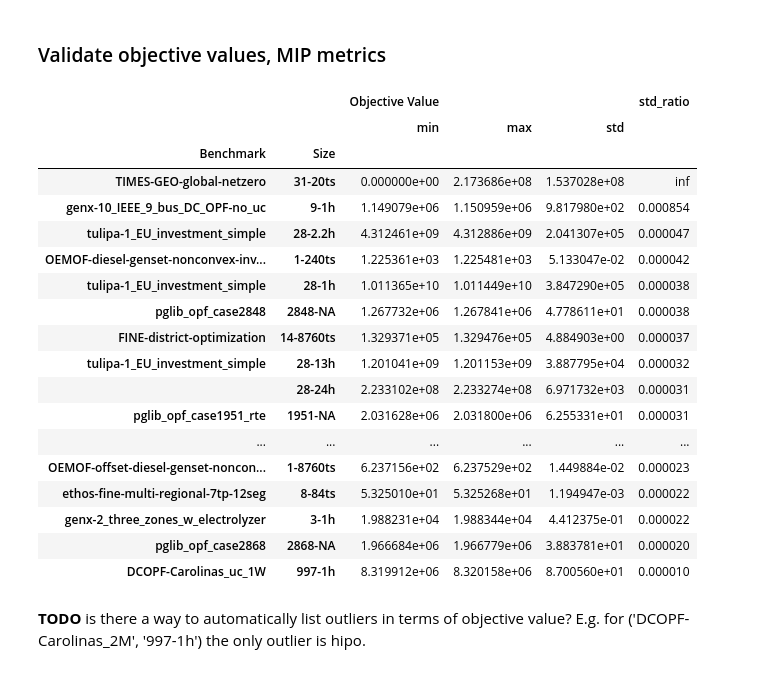
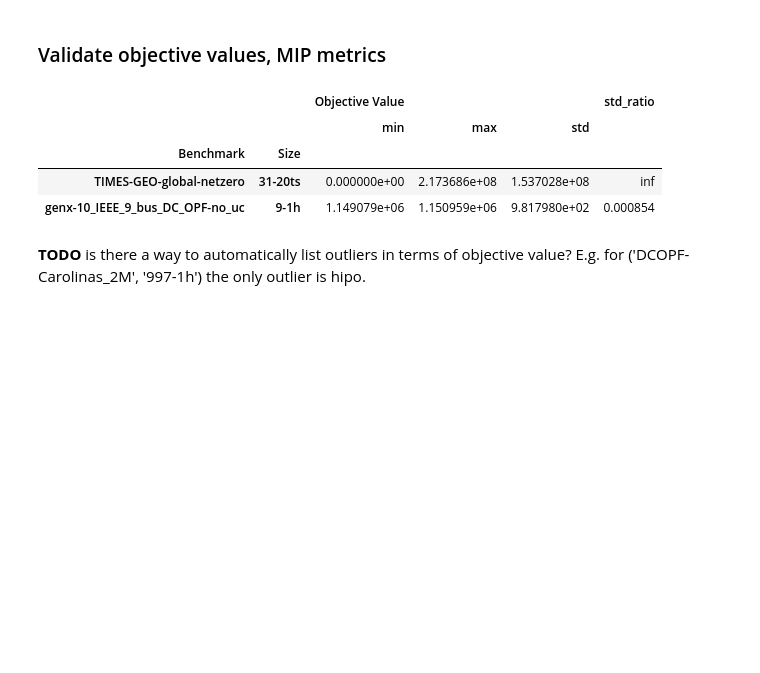
Before and after one commit to open-energy-transition/solver-benchmark, a Jupyter notebook: notebooks/run-v2.ipynb, the cells around one changed output. Cells and saved outputs as stored; diff of their text form; code cells hidden in the pictures; blank space fills up the shorter version.

```diff
--- a/notebooks/run-v2.ipynb
+++ b/notebooks/run-v2.ipynb
@@ -1393,6 +1370,9 @@ results, variability = load_results(
         "../results/gcp-results/20251227-new-pypsa/",
         "../results/gcp-results/20251228-rerun-3/",
         "../results/gcp-results/20260102-more-pypsa/",
+        "../results/gcp-results/20260217-rerun-4/",
+        "../results/gcp-results/20260219-rerun-4/",
+        "../results/gcp-results/20260223-rerun-4/",
         # "../results/partial-results/",
     ]
 )
@@ -1573,18 +1492,19 @@ runtime_stats["bad_pairs"] = runtime_stats.apply(
 # %%
-# The benchmark instances where observed variation is greater than 6%
+# Drop some benchmark instances that have high variation and aren't interesting enough to re-run
 
-# TODO drop from website!
-drop = {
+to_drop = {
     "pypsa-de-elec-trex_vopt-50-3h",
     "pypsa-de-elec-trex_vopt-dfp-50-3h",
     "DCOPF-Carolinas_1W-997-1h",
     "DCOPF-Carolinas_uc_1W-997-1h",
 }
 
+results = results[~results["bench-size"].isin(to_drop)]
+
 to_rerun = runtime_stats.query("observed_var > 6").sort_values(
     "observed_var", ascending=False
 )
-to_rerun = to_rerun[~to_rerun.index.isin(drop)]
+to_rerun = to_rerun[~to_rerun.index.isin(to_drop)]
 print(len(to_rerun["VM"].unique()))
 to_rerun
 # %% [output]
@@ -1787,42 +1667,28 @@ results.query('Solver == "highs-hipo" and Status == "warning"')
 # %%
 # Check that all solvers report similar objective values
 
 
 # TODO glpk is a bit off on this benchmark. Create issue!
 # results[(results['Benchmark'] == 'tulipa-1_EU_investment_simple') & (results['Size'] == '28-24h')]
 # obj_dev = results[(~results['Objective Value'].isna())].groupby(['Benchmark', 'Size']).agg({'Objective Value': ['min', 'max', 'std']})
 
 # TODO only do this for ok/optimal results?
 obj_dev = (
     results[(~results["Objective Value"].isna()) & (results["Solver"] != "glpk")]
     .groupby(["Benchmark", "Size"])
     .agg({"Objective Value": ["min", "max", "std"]})
 )
 
 obj_dev["std_ratio"] = (
     obj_dev[("Objective Value", "std")] / obj_dev[("Objective Value", "min")]
 )
-obj_dev[obj_dev["std_ratio"] > 1e-5].sort_values(by="std_ratio", ascending=False)
+obj_dev[obj_dev["std_ratio"] > 1e-4].sort_values(by="std_ratio", ascending=False)
 # %% [output]
 |  |  | Objective Value |  |  | std_ratio |
 |  |  | min | max | std |  |
 | Benchmark | Size |  |  |  |  |
 | TIMES-GEO-global-netzero | 31-20ts | 0.000000e+00 | 2.173686e+08 | 1.537028e+08 | inf |
 | genx-10_IEEE_9_bus_DC_OPF-no_uc | 9-1h | 1.149079e+06 | 1.150959e+06 | 9.817980e+02 | 0.000854 |
-| tulipa-1_EU_investment_simple | 28-2.2h | 4.312461e+09 | 4.312886e+09 | 2.041307e+05 | 0.000047 |
-| OEMOF-diesel-genset-nonconvex-inv... | 1-240ts | 1.225361e+03 | 1.225481e+03 | 5.133047e-02 | 0.000042 |
-| tulipa-1_EU_investment_simple | 28-1h | 1.011365e+10 | 1.011449e+10 | 3.847290e+05 | 0.000038 |
-| pglib_opf_case2848 | 2848-NA | 1.267732e+06 | 1.267841e+06 | 4.778611e+01 | 0.000038 |
-| FINE-district-optimization | 14-8760ts | 1.329371e+05 | 1.329476e+05 | 4.884903e+00 | 0.000037 |
-| tulipa-1_EU_investment_simple | 28-13h | 1.201041e+09 | 1.201153e+09 | 3.887795e+04 | 0.000032 |
-|  | 28-24h | 2.233102e+08 | 2.233274e+08 | 6.971732e+03 | 0.000031 |
-| pglib_opf_case1951_rte | 1951-NA | 2.031628e+06 | 2.031800e+06 | 6.255331e+01 | 0.000031 |
-| ... | ... | ... | ... | ... | ... |
-| OEMOF-offset-diesel-genset-noncon... | 1-8760ts | 6.237156e+02 | 6.237529e+02 | 1.449884e-02 | 0.000023 |
-| ethos-fine-multi-regional-7tp-12seg | 8-84ts | 5.325010e+01 | 5.325268e+01 | 1.194947e-03 | 0.000022 |
-| genx-2_three_zones_w_electrolyzer | 3-1h | 1.988231e+04 | 1.988344e+04 | 4.412375e-01 | 0.000022 |
-| pglib_opf_case2868 | 2868-NA | 1.966684e+06 | 1.966779e+06 | 3.883781e+01 | 0.000020 |
-| DCOPF-Carolinas_uc_1W | 997-1h | 8.319912e+06 | 8.320158e+06 | 8.700560e+01 | 0.000010 |
 # %% [markdown]
 **TODO** is there a way to automatically list outliers in terms of objective value? E.g. for ('DCOPF-Carolinas_2M', '997-1h') the only outlier is hipo.
 # %%
```
Also changed, not shown: parts of 31 cells of this notebook, 4 other files.
